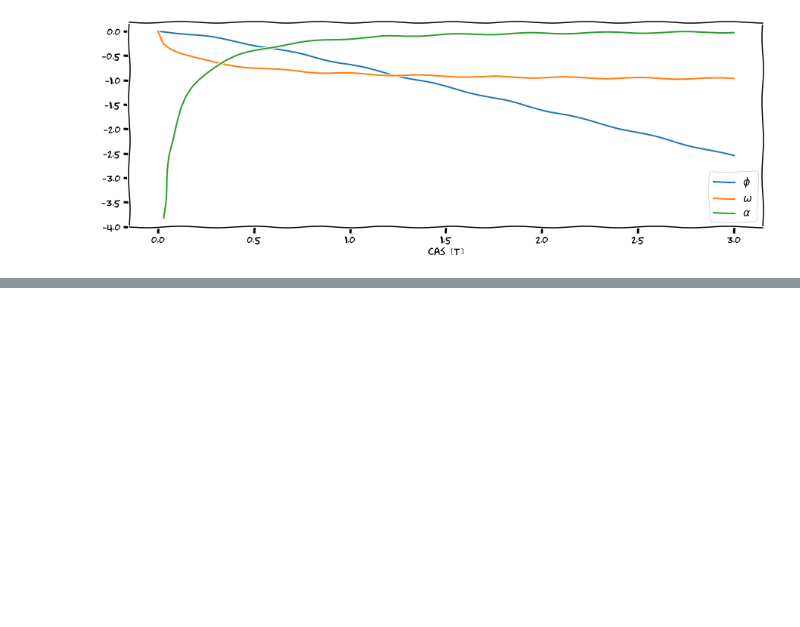
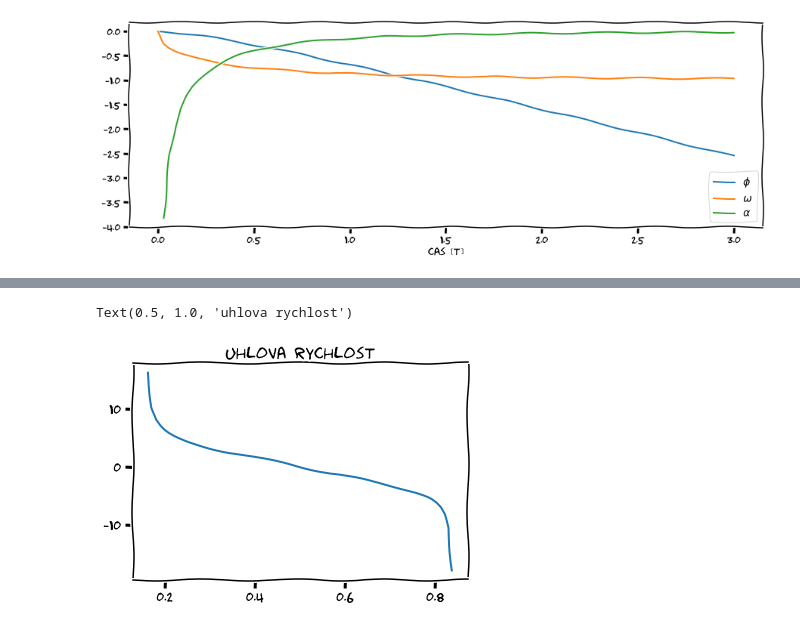
Before and after one commit to petr-henys/TME, a Jupyter notebook: mechanizmy.ipynb, the cells around one changed output, grey strips where cells are left out. Cells and saved outputs as stored; diff of their text form; code cells hidden in the pictures; blank space fills up the shorter version.

```diff
--- a/mechanizmy.ipynb
+++ b/mechanizmy.ipynb
@@ -225,0 +310,4 @@ plt.show()
+# %%
+dldt = l.diff(t)
+dldt.simplify()
+dldt
@@ -225,0 +316,2 @@ plt.show()
+# %%
+omega = l / a / (b * sp.sin(phi) + h * sp.cos(phi)) * dldt
@@ -225,0 +383,6 @@ plt.show()
+# %%
+plt.plot(tn, omegan(tn))
+plt.title('uhlova rychlost')
+# %% [output]
+Text(0.5, 1.0, 'uhlova rychlost')
+[figure, added]
```
Also changed, not shown: parts of 19 cells of this notebook.
